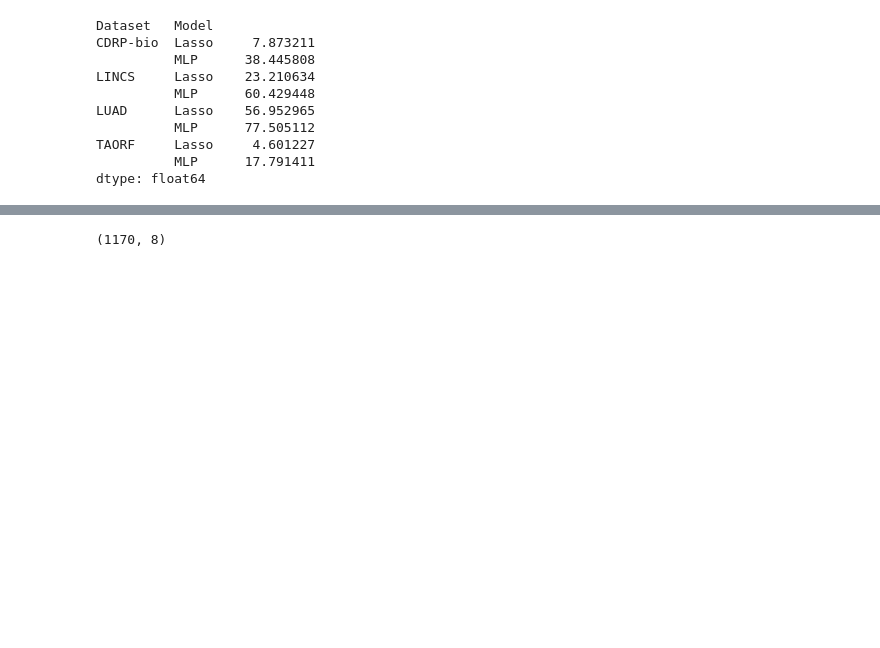
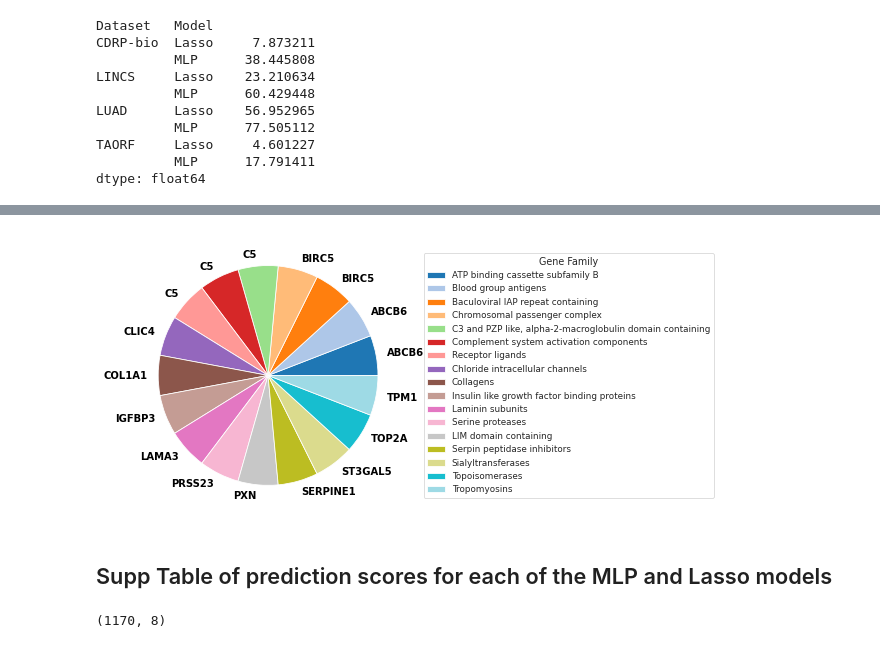
Before and after one commit to carpenter-singh-lab/2022_Haghighi_NatureMethods, a Jupyter notebook: generate_paper_figs.ipynb, the cells around one changed output, grey strips where cells are left out. Cells and saved outputs as stored; diff of their text form; code cells hidden in the pictures; blank space fills up the shorter version.

```diff
--- a/generate_paper_figs.ipynb
+++ b/generate_paper_figs.ipynb
@@ -51,3 +35,0 @@ dict_keys(['MLP-LUAD-n--filt-9', 'Lasso-LUAD-n-filt-9', 'MLP-LUAD-n-filt-9', 'La
-# %%
-saved_scores['MLP-LINCS-nvs-filt-25']=saved_scores2['MLP-LINCS-nvs-filt-10-ht']
-saved_scores['MLP-LUAD-nvs-filt-9']=saved_scores['MLP-LUAD-nvs-filt-9-ht']
@@ -89,3 +35,0 @@ saved_scores["MLP-LUAD-nvs-filt-9"][saved_scores["MLP-LUAD-nvs-filt-9"]['d']=='r
-# %%
-saved_scores["MLP-TAORF-nvs--5-ht"][saved_scores["MLP-TAORF-nvs--5-ht"]['d']=='random']=\
-saved_scores["MLP-TAORF-nvs--5"][saved_scores["MLP-TAORF-nvs--5"]['d']=='random']
@@ -398,0 +212,8 @@ unq_lmgenes=DataPredResults2['lmGens'].unique()
+# %%
+# top 58 overlap in all datasets
+"""
+topInAll=DataPredRes4venn.groupby(['lmGens','Dataset']).size().reset_index().groupby(['lmGens']).size().reset_index()
+top58=topInAll[topInAll[0]>3].lmGens.tolist()
+"""
+# top 20 in LUAD
+top58=DataPredResults2[DataPredResults2["Dataset"]=="LUAD"].sort_values(by="pred score")[-20:]['lmGens'].tolist()
@@ -398,0 +224,7 @@ unq_lmgenes=DataPredResults2['lmGens'].unique()
+# %%
+meta_geneFamily = pd.read_csv("/home/ubuntu/bucket/projects/2018_04_20_Rosetta/workspace/metadata/hgnc_gene_group_family_dictionary.csv")
+# genesU = meta_geneFamily.approved_symbol.unique().tolist()
+# meta_geneFamilyU=pd.DataFrame(index=range(len(genesU)),columns=["lmGens","gene_group_name"])
+
+meta_geneFamily_top=meta_geneFamily[meta_geneFamily['approved_symbol'].isin(top58)].reset_index(drop=True)
+meta_top=meta_geneFamily_top.groupby(['gene_group_name']).size().sort_values(ascending=False).reset_index()
@@ -398,0 +258,23 @@ unq_lmgenes=DataPredResults2['lmGens'].unique()
+# %%
+fig, ax = plt.subplots(figsize=(8, 7), subplot_kw=dict(aspect="equal"))
+
+labels = meta_geneFamily_top['approved_symbol'].to_list()
+ingredients = meta_geneFamily_top['gene_group_name'].to_list()
+data=np.ones(meta_geneFamily_top['gene_group_name'].shape[0],)
+
+
+wedges, autotexts = ax.pie(data,labels=labels,colors=get_cmap('tab20',len(labels)).colors ,#autopct=lambda pct: func(pct,meta_geneFamily_top),
+                                  textprops=dict(color="k"))
+
+ax.legend(wedges, ingredients,
+          title="Gene Family",
+          loc="center left",
+          bbox_to_anchor=(1.05, 0, 0.5, 1))
+
+plt.setp(autotexts, size=10, weight="bold")
+
+# ax.set_title("LUAD top genes")
+plt.tight_layout()
+plt.show()
+# %% [output]
+[figure, added]
@@ -399,3 +283,5 @@ unq_lmgenes=DataPredResults2['lmGens'].unique()
+# %% [markdown]
+## Supp Table of prediction scores for each of the MLP and Lasso models
 # %%
 d_luad=DataPredResults2[DataPredResults2['Dataset']=='LUAD'].reset_index(drop=True)
 d_cdrpbio=DataPredResults2[DataPredResults2['Dataset']=='CDRP-bio'].reset_index(drop=True)
```
Also changed, not shown: parts of 63 cells of this notebook, 9 other files.
